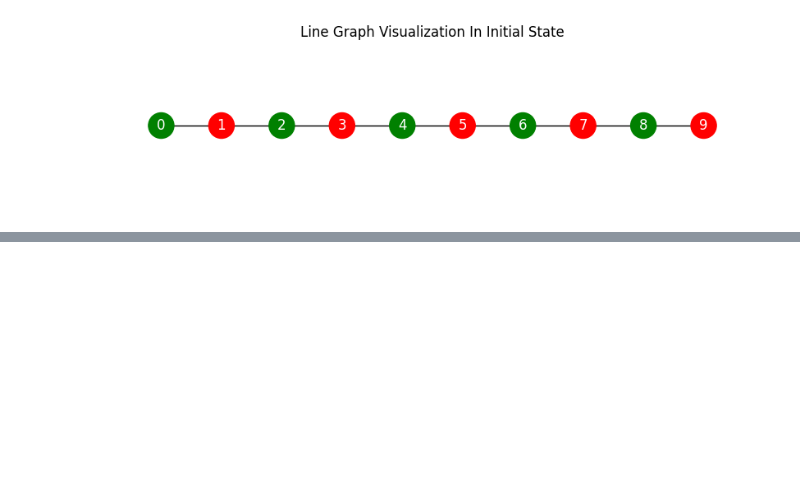
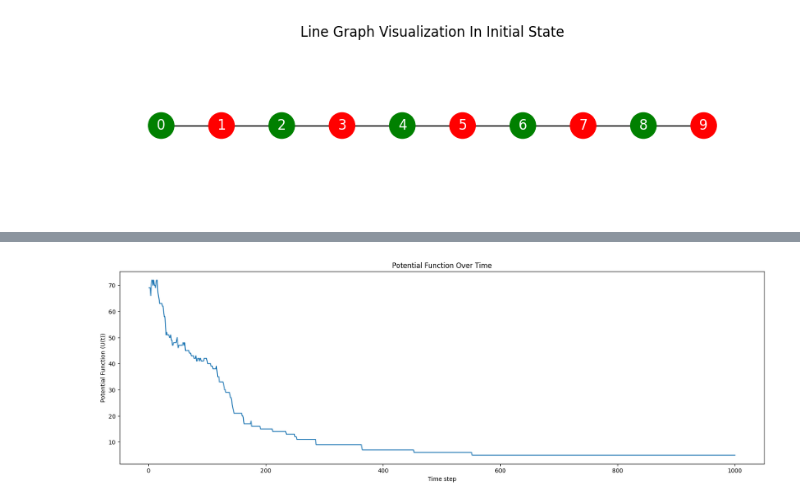
Before and after one commit to taha-kms/Network-Dynamics-and-Learning, a Jupyter notebook: hw3/ex2/exercise_2_coloring.ipynb, the cells around one changed output, grey strips where cells are left out. Drawn from its saved outputs; the diff is of its cells as text; code cells hidden in the pictures; blank space fills up the shorter version.

Commit message:
add exercise 2.2, initial files, and results

```diff
--- a/hw3/ex2/exercise_2_coloring.ipynb
+++ b/hw3/ex2/exercise_2_coloring.ipynb
@@ -93,0 +122,46 @@ draw_colored_graph_straight_line(states, W, title=title, file=1)
+# %%
+def cost(s, neighbor_state):
+    if s == neighbor_state:
+        return 2  # Severe interference
+    elif abs(s - neighbor_state) == 1:
+        return 1  # Mild interference
+    return 0  # No interference
+# %%
+def update_probabilities(node, states, t):
+    probs = []
+    for color in C:
+        total_cost = sum(W[node, j] * cost(color, states[j]) for j in range(n_nodes))
+        probs.append(np.exp(-noise(t) * total_cost))
+    probs = np.array(probs) / sum(probs)  # Normalize probabilities
+    return probs
+# %%
+def compute_potential(states):
+    U = 0
+    for i in range(n_nodes):
+        for j in range(n_nodes):
+            if W[i, j] > 0:
+                U += cost(states[i], states[j])
+    return U / 2  # Avoid double-counting
+# %%
+
+# Simulation
+states = np.random.choice(C, size=n_nodes)  # Random initial channels
+potential = []
+
+for t in range(1, T + 1):
+    node = np.random.randint(n_nodes)  # Random router
+    probs = update_probabilities(node, states, t)
+    new_color = np.random.choice(C, p=probs)  # Sample new channel
+    states[node] = new_color
+    potential.append(compute_potential(states))
+
+# Plot potential function
+plt.figure(figsize=(20, 6))
+plt.plot(range(1, T + 1), potential)
+plt.xlabel("Time step")
+plt.ylabel("Potential Function (U(t))")
+plt.title("Potential Function Over Time")
+plt.savefig("2_b_Potential Function.jpg")
+plt.show()
+# %% [output]
+[figure, added]
```
Also changed, not shown: parts of 5 cells of this notebook, 4 other files.
